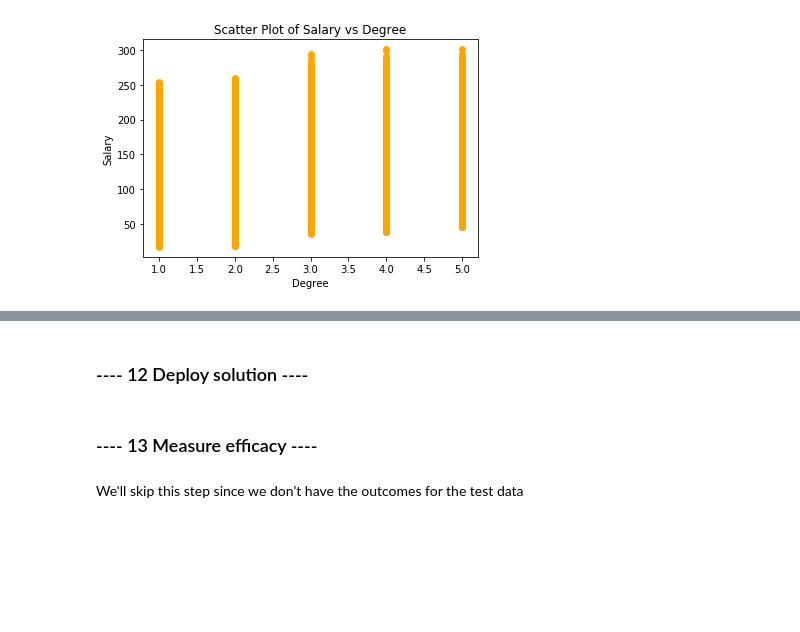
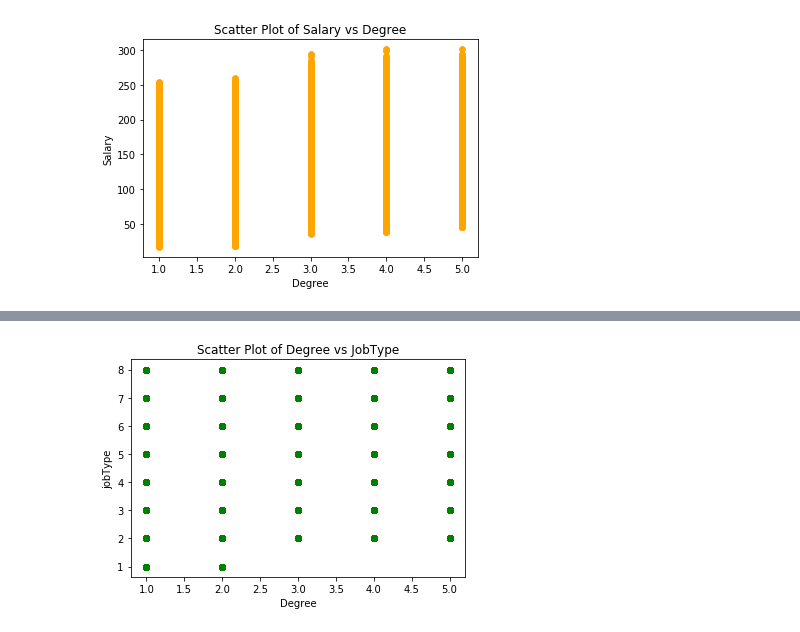
Before and after one commit to cdean4/salary-prediction-portfolio, a Jupyter notebook: SalaryProject.ipynb, the cells around one changed output, grey strips where cells are left out. Saved outputs shown, nothing was run; the diff lists cells and outputs as text; code cells hidden in the pictures; blank space fills up the shorter version.

```diff
--- a/SalaryProject.ipynb
+++ b/SalaryProject.ipynb
@@ -684,2 +638,0 @@ You will cycle through creating features, tuning models, and training/validing m
-# %% [markdown]
-### ---- 12 Deploy solution ----
@@ -690,4 +639,12 @@ You will cycle through creating features, tuning models, and training/validing m
-# %% [markdown]
-### ---- 13 Measure efficacy ----
-# %% [markdown]
-We'll skip this step since we don't have the outcomes for the test data
+# %%
+# Plot degree vs jobType and visually check for any correlation
+x7 = data_train_copy.degree_R
+y = data_train_copy.jobType_R
+
+plt.scatter(x7,y, marker='8', color = 'green')
+plt.title("Scatter Plot of Degree vs JobType")
+plt.xlabel("Degree")
+plt.ylabel("jobType")
+plt.show()
+# %% [output]
+[figure, added]
```
Also changed, not shown: parts of 54 cells of this notebook.
